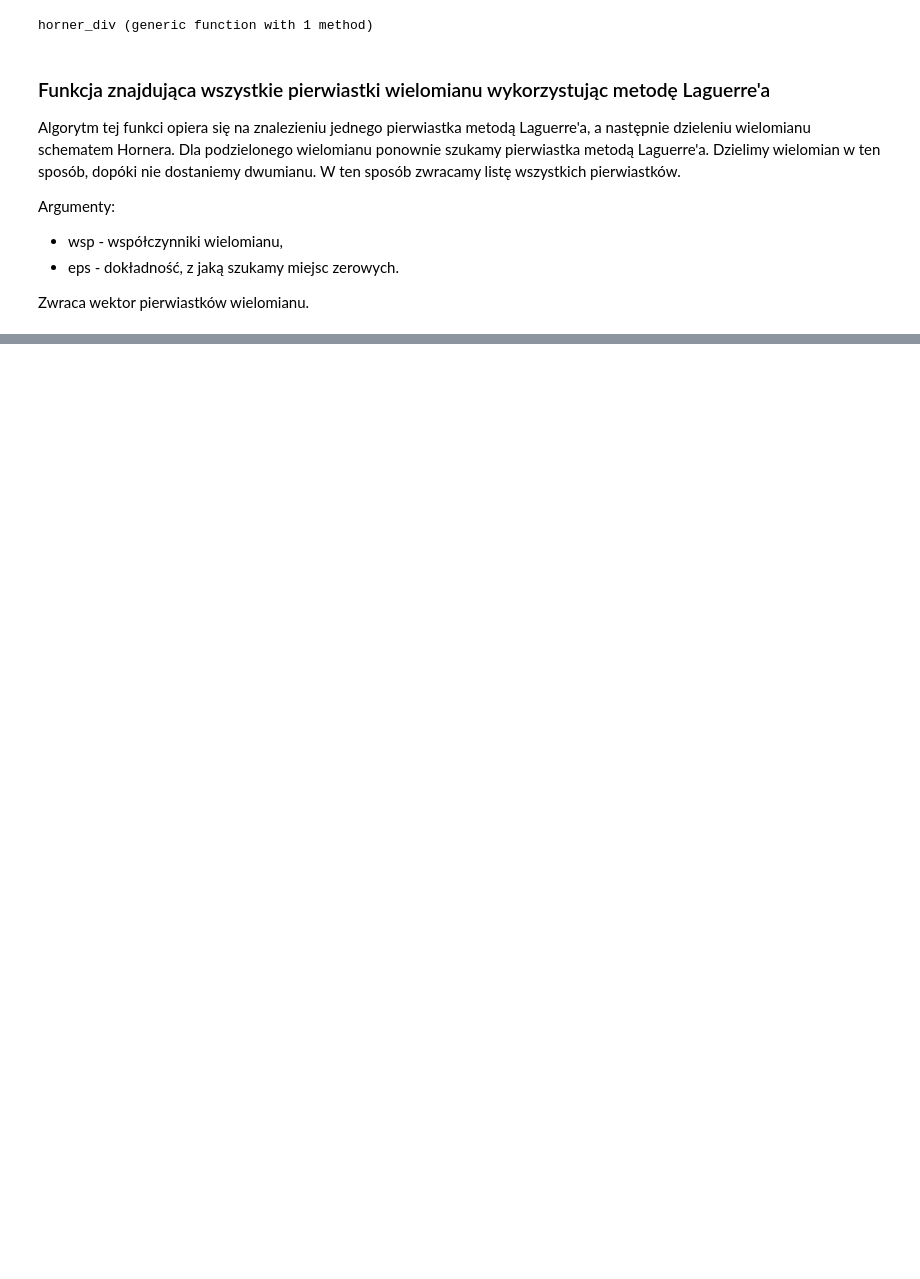
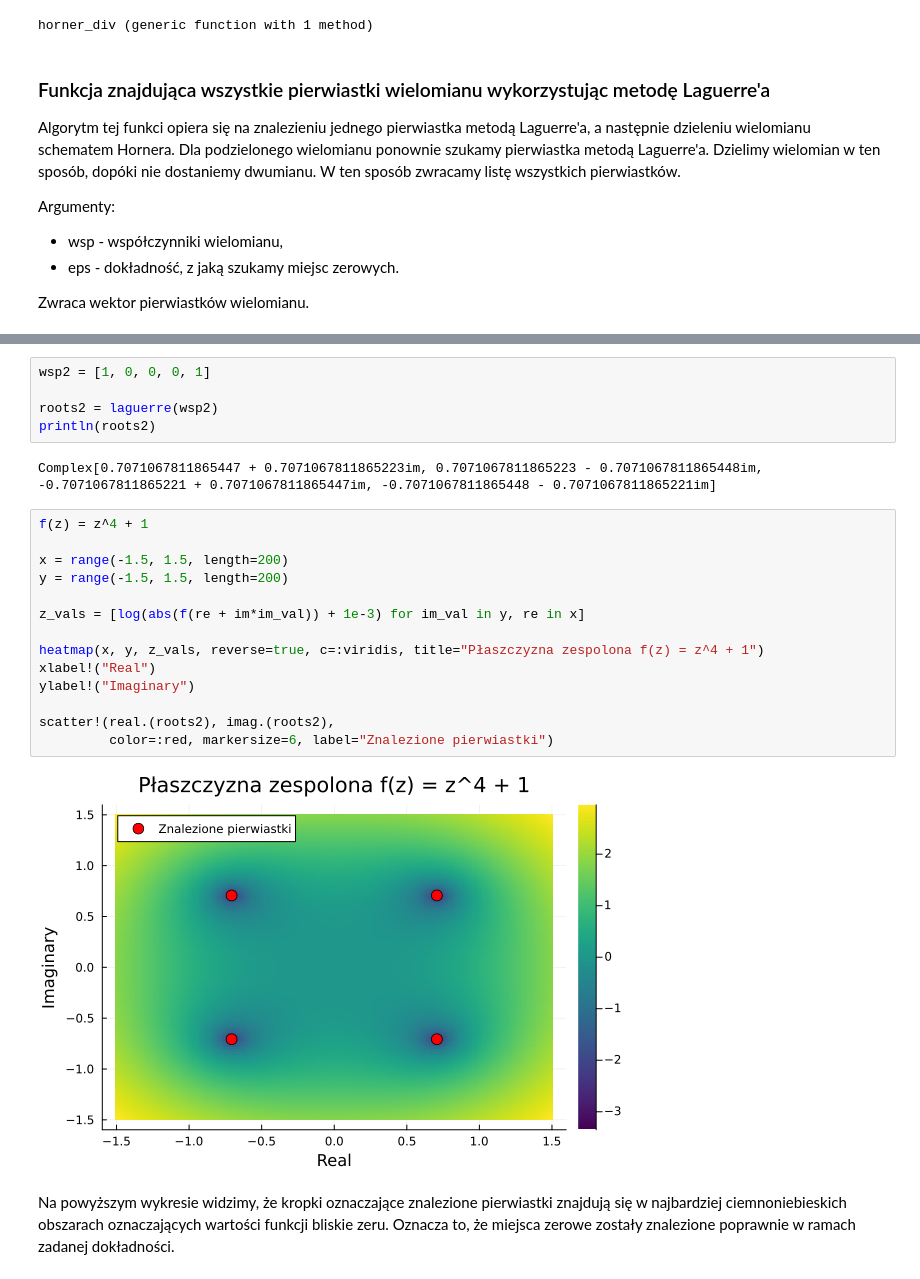
Before and after one commit to Carkules/Obliczenia_naukowe, a Jupyter notebook: szukanie_miejsc_zerowych/projekt1.ipynb, the cells around one changed output, grey strips where cells are left out. Saved outputs shown, nothing was run; the diff lists cells and outputs as text; blank space fills up the shorter version.

```diff
--- a/szukanie_miejsc_zerowych/projekt1.ipynb
+++ b/szukanie_miejsc_zerowych/projekt1.ipynb
@@ -171,0 +202,25 @@ Complex[-1.0 - 0.0im]
+# %%
+wsp2 = [1, 0, 0, 0, 1]
+
+roots2 = laguerre(wsp2)
+println(roots2)
+# %% [output]
+Complex[0.7071067811865447 + 0.7071067811865223im, 0.7071067811865223 - 0.7071067811865448im, -0.7071067811865221 + 0.7071067811865447im, -0.7071067811865448 - 0.7071067811865221im]
+# %%
+f(z) = z^4 + 1
+
+x = range(-1.5, 1.5, length=200)
+y = range(-1.5, 1.5, length=200)
+
+z_vals = [log(abs(f(re + im*im_val)) + 1e-3) for im_val in y, re in x]
+
+heatmap(x, y, z_vals, reverse=true, c=:viridis, title="Płaszczyzna zespolona f(z) = z^4 + 1")
+xlabel!("Real")
+ylabel!("Imaginary")
+
+scatter!(real.(roots2), imag.(roots2),
+         color=:red, markersize=6, label="Znalezione pierwiastki")
+# %% [output]
+[figure, added]
+# %% [markdown]
+Na powyższym wykresie widzimy, że kropki oznaczające znalezione pierwiastki znajdują się w najbardziej ciemnoniebieskich obszarach oznaczających wartości funkcji bliskie zeru. Oznacza to, że miejsca zerowe zostały znalezione poprawnie w ramach zadanej dokładności.
```
Also changed, not shown: parts of 28 cells of this notebook.
